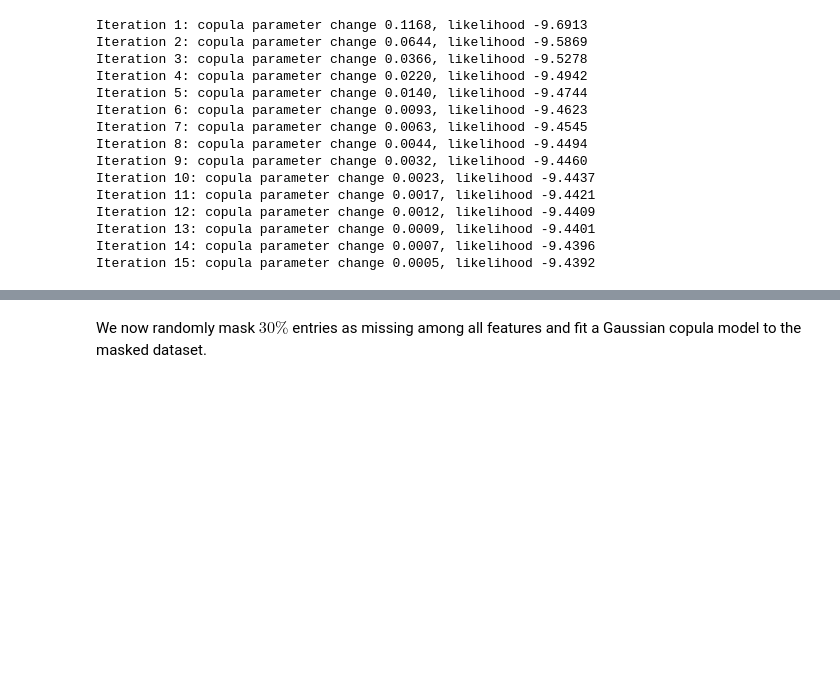
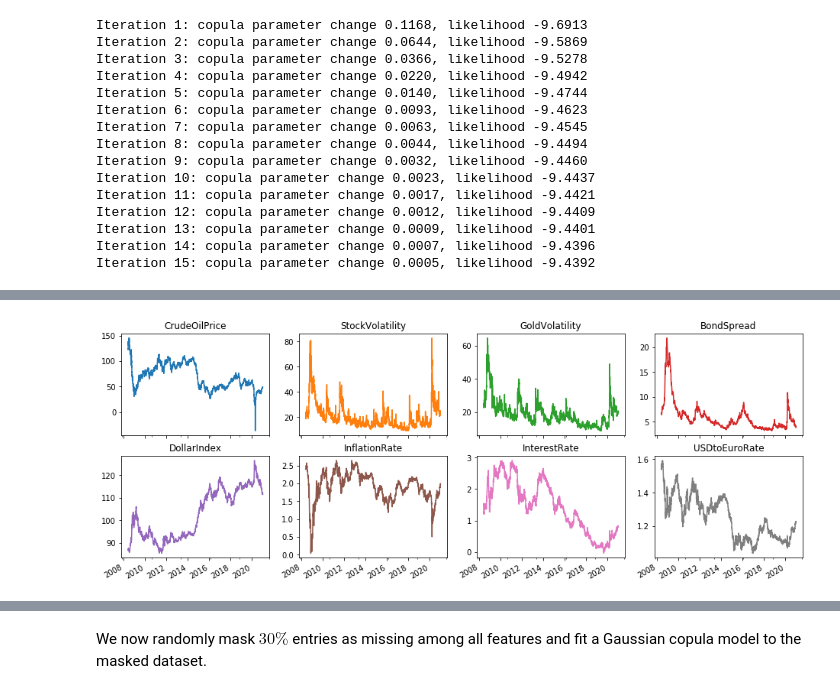
Before and after one commit to udellgroup/gcimpute, a Jupyter notebook: Examples/Main_Tutorial.ipynb, the cells around one changed output, grey strips where cells are left out. Cells and saved outputs as stored; diff of their text form; code cells hidden in the pictures; blank space fills up the shorter version.

```diff
--- a/Examples/Main_Tutorial.ipynb
+++ b/Examples/Main_Tutorial.ipynb
@@ -451,0 +350,8 @@ print(tabulate(data_wine.head().T,  tablefmt='psql'))
+# %%
+fred_data = load_FRED()
+fred_data.plot(subplots = True, layout = (2,4), figsize = (16, 6),
+               legend = False, title = fred_data.columns.to_list()
+               )
+pass
+# %% [output]
+[figure, added]
```
Also changed, not shown: parts of 121 cells of this notebook, 9 other files.
